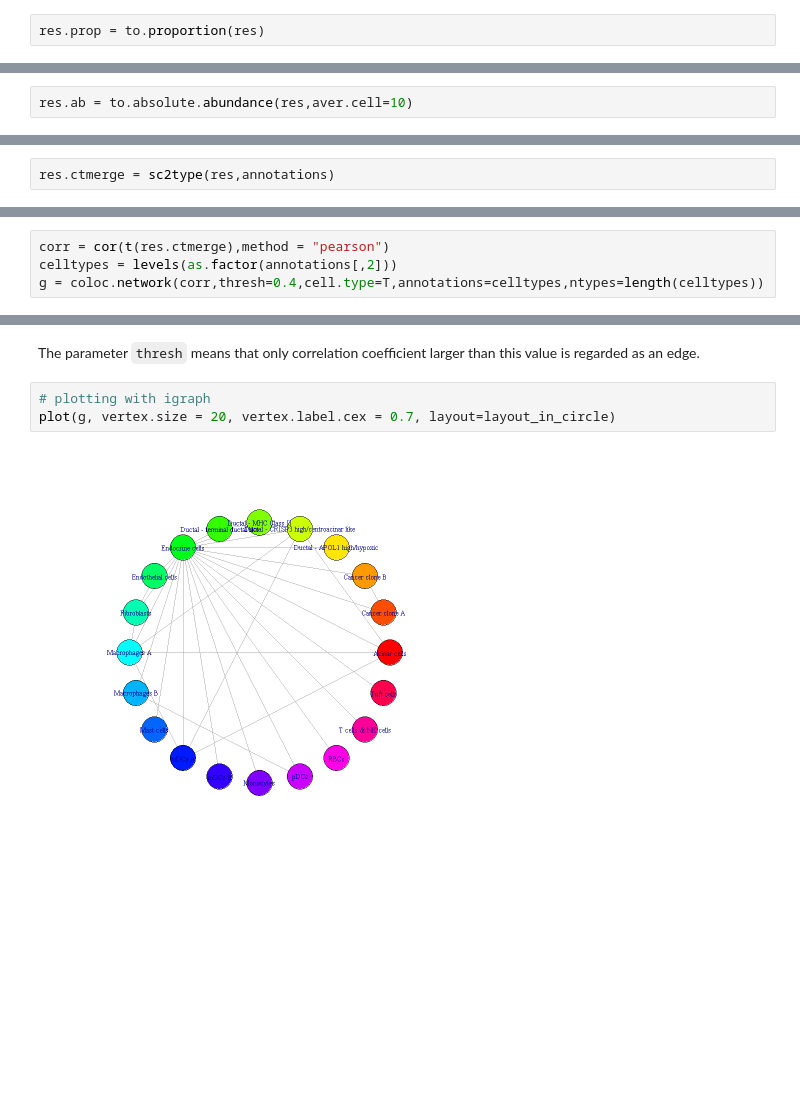
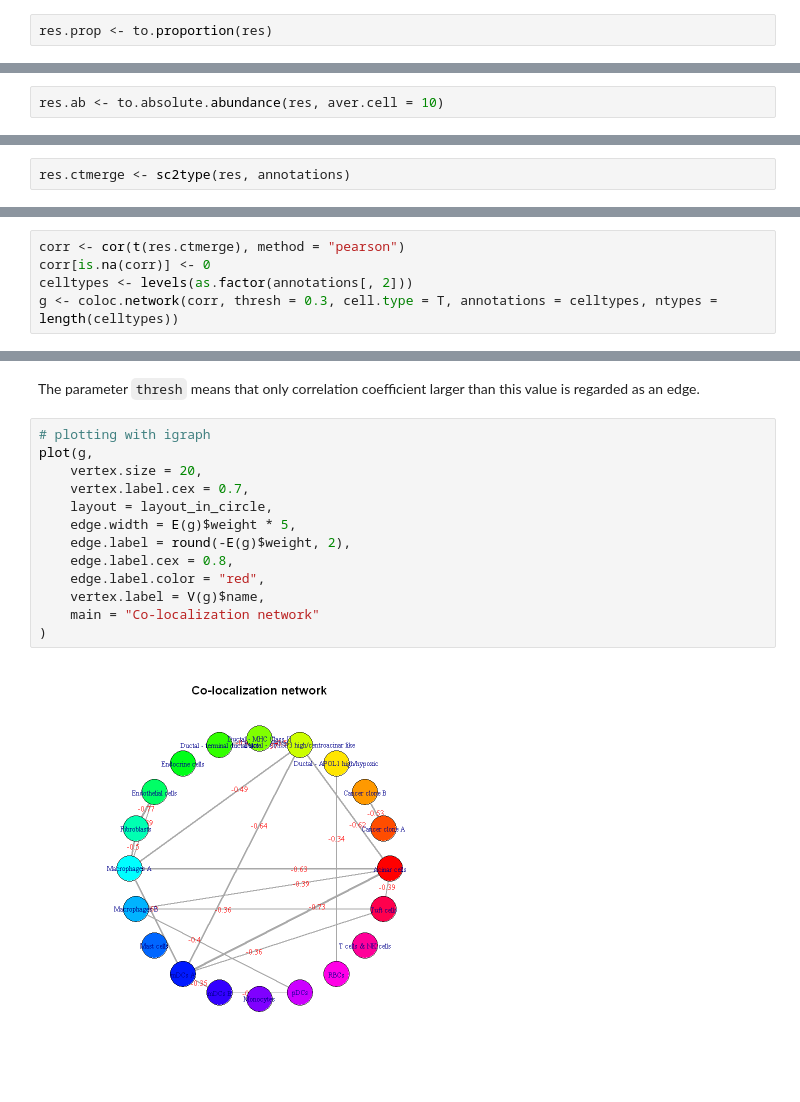
Before and after one commit to ZxZhou4150/Redeconve, a Jupyter notebook: Redeconve manual.ipynb, the cells around one changed output, grey strips where cells are left out. Drawn from its saved outputs; the diff is of its cells as text; blank space fills up the shorter version.

```diff
--- a/Redeconve manual.ipynb
+++ b/Redeconve manual.ipynb
@@ -268,15 +263,15 @@ For we included a normalization procedure, the result of `deconvoluting` has onl
 
 4.1.1  `to.proportion`: This function converts the result to proportion, i.e., the sum of cell abundance per spot is 1. This is convenient for visualization.
 # %%
-res.prop = to.proportion(res)
+res.prop <- to.proportion(res)
 # %% [markdown]
 4.1.2  `to.absolute.abundance`: This function converts the result to absolute cell abundance with some priori knowledge. Parameter `aver.cell` is required to estimate the absolute abundance of each cell state. This value indicates the average number of cells in one spot. Users can determine it according to the platform of st data. For example, 10x Visium has a spot radius of about 50$\mu$m, so this value for a 10x Visium dataset is about 10.
 # %%
-res.ab = to.absolute.abundance(res,aver.cell=10)
+res.ab <- to.absolute.abundance(res, aver.cell = 10)
 # %% [markdown]
 4.1.3  `sc2type`: This function merges single-cell result to cell-type result according to annotations. Note that this function itself does not provide interpretability.
 # %%
-res.ctmerge = sc2type(res,annotations)
+res.ctmerge <- sc2type(res, annotations)
 # %% [markdown]
 ### 4.2 Cell occurrence
 # %% [markdown]
@@ -337,9 +332,10 @@ spot.pie(res[,"X27x18"],title="X27x18")
 # %% [markdown]
 Function `coloc.network`infers a co-localization network from correlation of abundance of cells or cell types.
 # %%
-corr = cor(t(res.ctmerge),method = "pearson")
-celltypes = levels(as.factor(annotations[,2]))
-g = coloc.network(corr,thresh=0.4,cell.type=T,annotations=celltypes,ntypes=length(celltypes))
+corr <- cor(t(res.ctmerge), method = "pearson")
+corr[is.na(corr)] <- 0
+celltypes <- levels(as.factor(annotations[, 2]))
+g <- coloc.network(corr, thresh = 0.3, cell.type = T, annotations = celltypes, ntypes = length(celltypes))
 # %% [output]
 Warning message in cor(t(res.ctmerge), method = "pearson"):
 "the standard deviation is zero"
@@ -347,6 +343,16 @@ Warning message in cor(t(res.ctmerge), method = "pearson"):
 The parameter `thresh` means that only correlation coefficient larger than this value is regarded as an edge.
 # %%
 # plotting with igraph
-plot(g, vertex.size = 20, vertex.label.cex = 0.7, layout=layout_in_circle)
+plot(g,
+    vertex.size = 20,
+    vertex.label.cex = 0.7,
+    layout = layout_in_circle,
+    edge.width = E(g)$weight * 5,
+    edge.label = round(-E(g)$weight, 2),
+    edge.label.cex = 0.8,
+    edge.label.color = "red",
+    vertex.label = V(g)$name,
+    main = "Co-localization network"
+)
 # %% [output]
-[figure, old version]
+[figure, new version]
```
Also changed, not shown: parts of 16 cells of this notebook, 3 other files.
